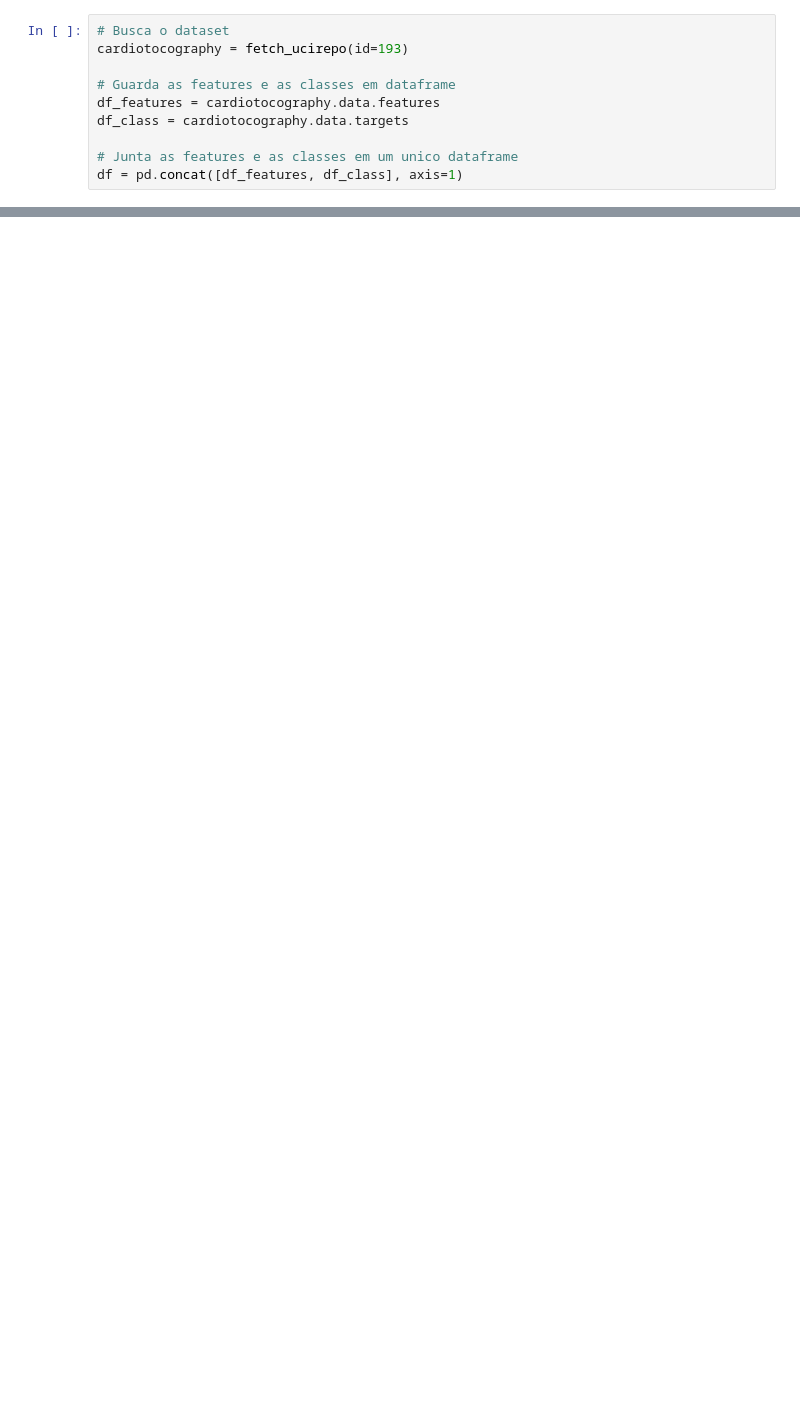
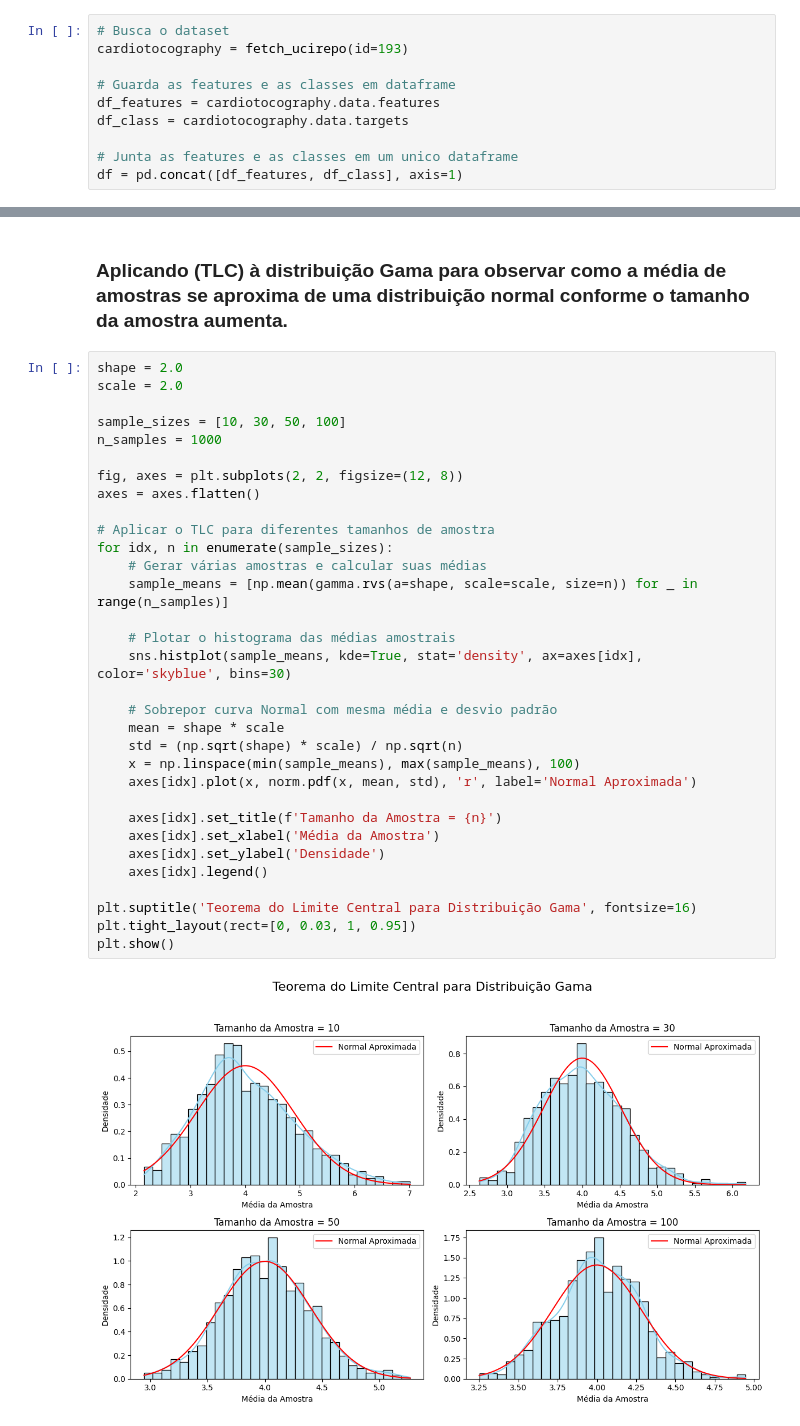
Before and after one commit to marcoss00/fundamentos_ia_data_science, a Jupyter notebook: Atividade_3_Sample_distribution_and_sampling_distribution,_TLC_and_p_value.ipynb, the cells around one changed output, grey strips where cells are left out. Saved outputs shown, nothing was run; the diff lists cells and outputs as text; blank space fills up the shorter version.

```diff
--- a/Atividade_3_Sample_distribution_and_sampling_distribution,_TLC_and_p_value.ipynb
+++ b/Atividade_3_Sample_distribution_and_sampling_distribution,_TLC_and_p_value.ipynb
@@ -58,0 +159,36 @@ mu, sigma = norm.fit(dados_artificiais)
+# %% [markdown]
+### Aplicando **(TLC)** à distribuição Gama para observar como a média de amostras se aproxima de uma distribuição normal conforme o tamanho da amostra aumenta.
+# %%
+shape = 2.0
+scale = 2.0
+
+sample_sizes = [10, 30, 50, 100]
+n_samples = 1000
+
+fig, axes = plt.subplots(2, 2, figsize=(12, 8))
+axes = axes.flatten()
+
+# Aplicar o TLC para diferentes tamanhos de amostra
+for idx, n in enumerate(sample_sizes):
+    # Gerar várias amostras e calcular suas médias
+    sample_means = [np.mean(gamma.rvs(a=shape, scale=scale, size=n)) for _ in range(n_samples)]
+
+    # Plotar o histograma das médias amostrais
+    sns.histplot(sample_means, kde=True, stat='density', ax=axes[idx], color='skyblue', bins=30)
+
+    # Sobrepor curva Normal com mesma média e desvio padrão
+    mean = shape * scale
+    std = (np.sqrt(shape) * scale) / np.sqrt(n)
+    x = np.linspace(min(sample_means), max(sample_means), 100)
+    axes[idx].plot(x, norm.pdf(x, mean, std), 'r', label='Normal Aproximada')
+
+    axes[idx].set_title(f'Tamanho da Amostra = {n}')
+    axes[idx].set_xlabel('Média da Amostra')
+    axes[idx].set_ylabel('Densidade')
+    axes[idx].legend()
+
+plt.suptitle('Teorema do Limite Central para Distribuição Gama', fontsize=16)
+plt.tight_layout(rect=[0, 0.03, 1, 0.95])
+plt.show()
+# %% [output]
+[figure, added]
```
Also changed, not shown: parts of 32 cells of this notebook.
